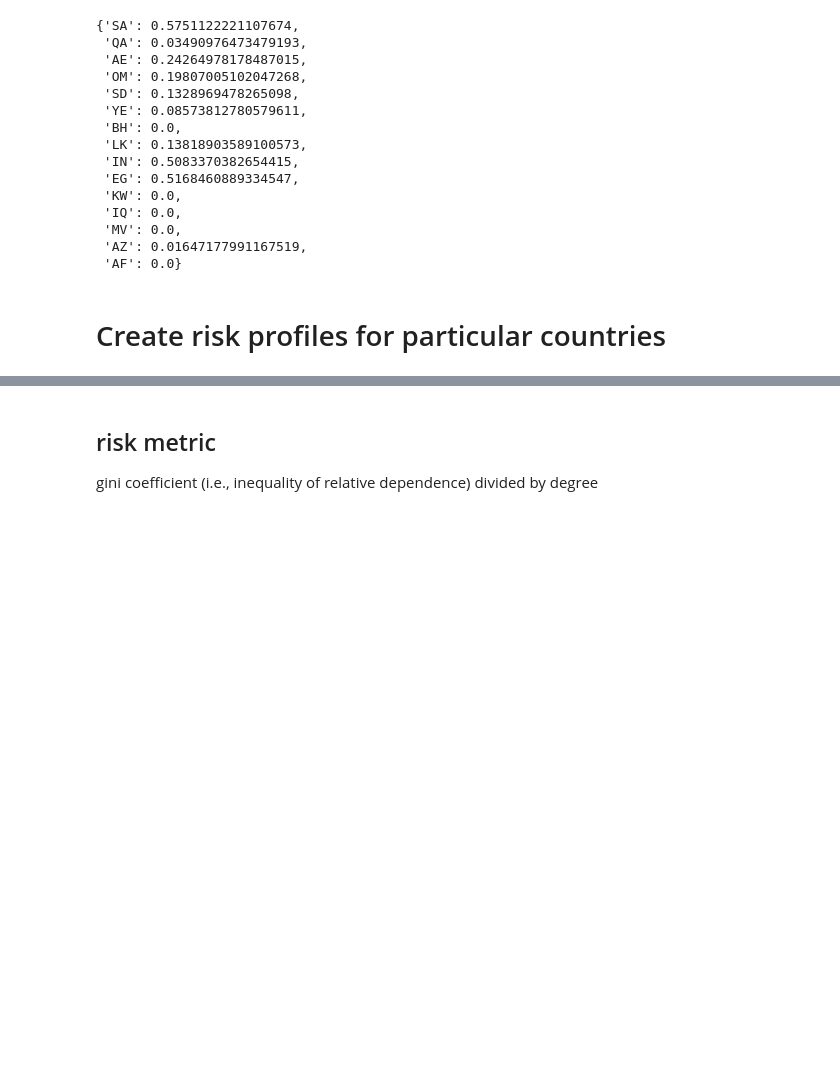
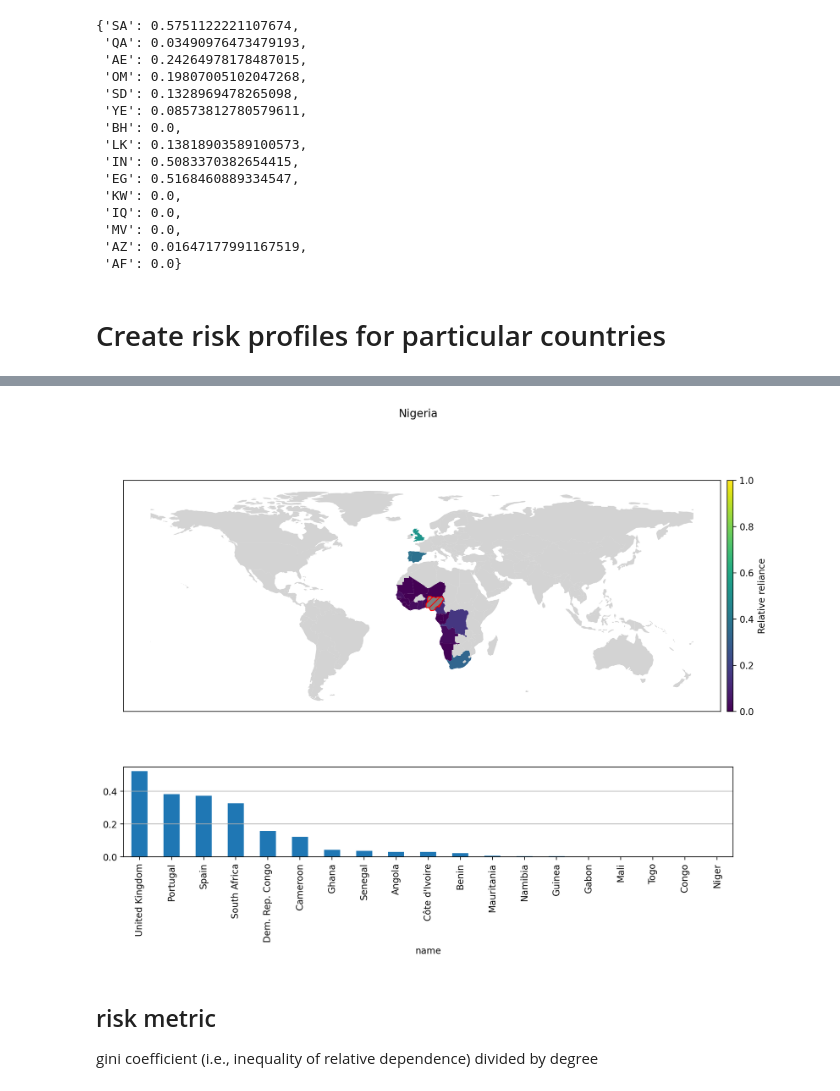
Before and after one commit to daylight-lab/international-cable-connectivity, a Jupyter notebook: Untitled.ipynb, the cells around one changed output, grey strips where cells are left out. Drawn from its saved outputs; the diff is of its cells as text; code cells hidden in the pictures; blank space fills up the shorter version.

```diff
--- a/Untitled.ipynb
+++ b/Untitled.ipynb
@@ -261,3 +264,7 @@ profile('CN')
+# %%
+profile('NG')
+# %% [output]
+[figure, added]
 # %% [markdown]
 ## risk metric
 
```
Also changed, not shown: parts of 3 cells of this notebook.
